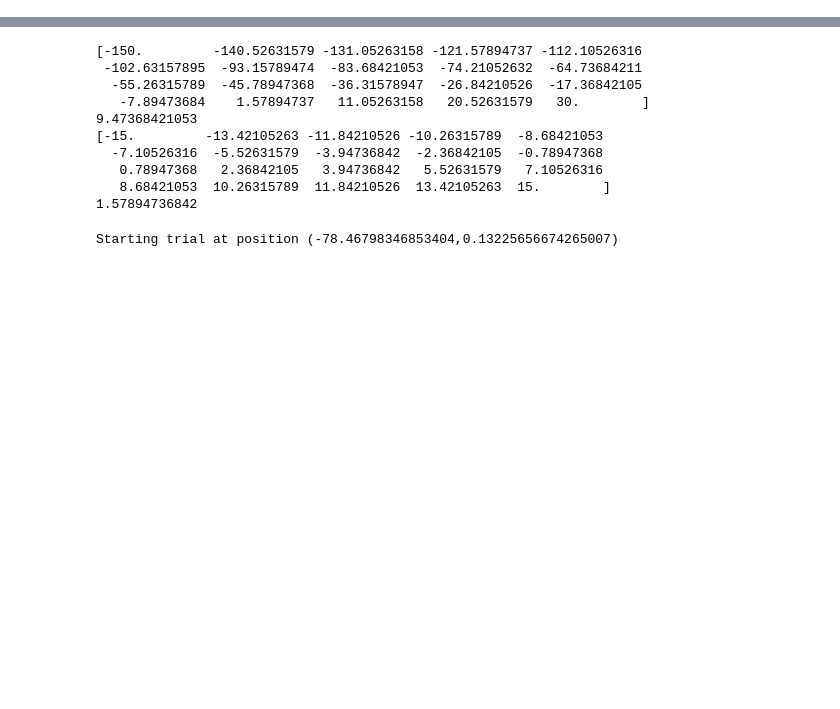
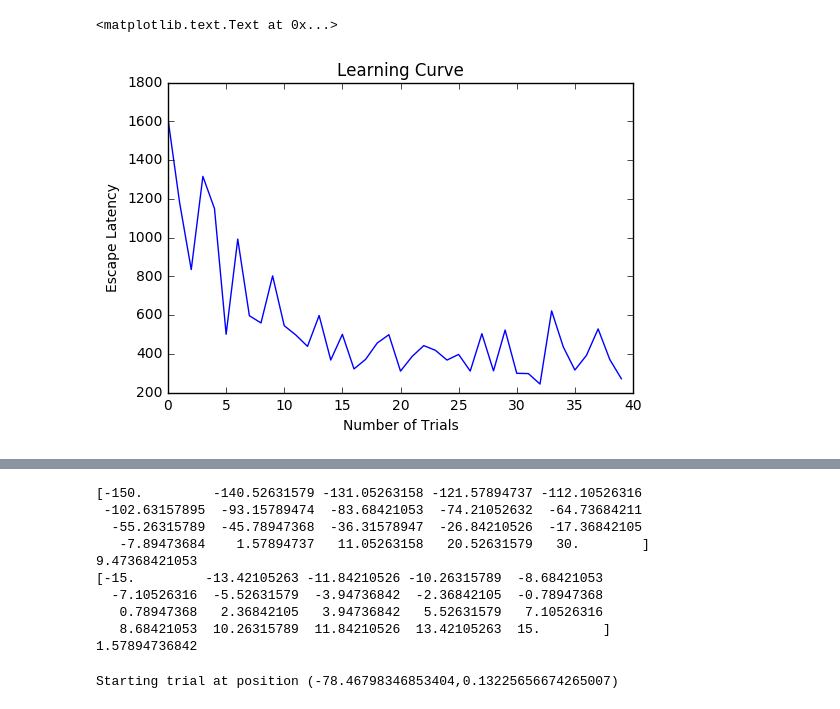
Before and after one commit to DunaiFuentes/unsupNN, a Jupyter notebook: Project2/Reinforment_Learning.ipynb, the cells around one changed output, grey strips where cells are left out. Drawn from its saved outputs; the diff is of its cells as text; code cells hidden in the pictures; blank space fills up the shorter version.

```diff
--- a/Project2/Reinforment_Learning.ipynb
+++ b/Project2/Reinforment_Learning.ipynb
@@ -8,0 +15,7 @@ import NeuralAgent_v2 as NA2
+# %%
+n_neurons = 20 # Actually a n_neuros x n_neurons grid
+tau = 0.0001 #Exploration temperature parameter
+eta = 0.002 #Learning rate
+gamma = 0.95 #Reward factor
+lambda_eligibility = 0.95 #elegibility decay
+a = NA3.NeuralAgent(n_neurons,tau,eta,gamma,lambda_eligibility)
@@ -8,0 +33,6 @@ import NeuralAgent_v2 as NA2
+# %%
+N_trials = 40
+N_runs=15
+max_steps = 4000 #Save stop if not working well
+latencies = a.run(N_trials,N_runs,max_steps)
+print(latencies)
@@ -8,0 +58,8 @@ import NeuralAgent_v2 as NA2
+# %%
+plb.plot(latencies)
+plb.title('Learning Curve')
+plb.ylabel('Escape Latency')
+plb.xlabel('Number of Trials')
+# %% [output]
+<matplotlib.text.Text at 0x...>
+[figure, added]
```
Also changed, not shown: parts of 27 cells of this notebook, 4 other files.
